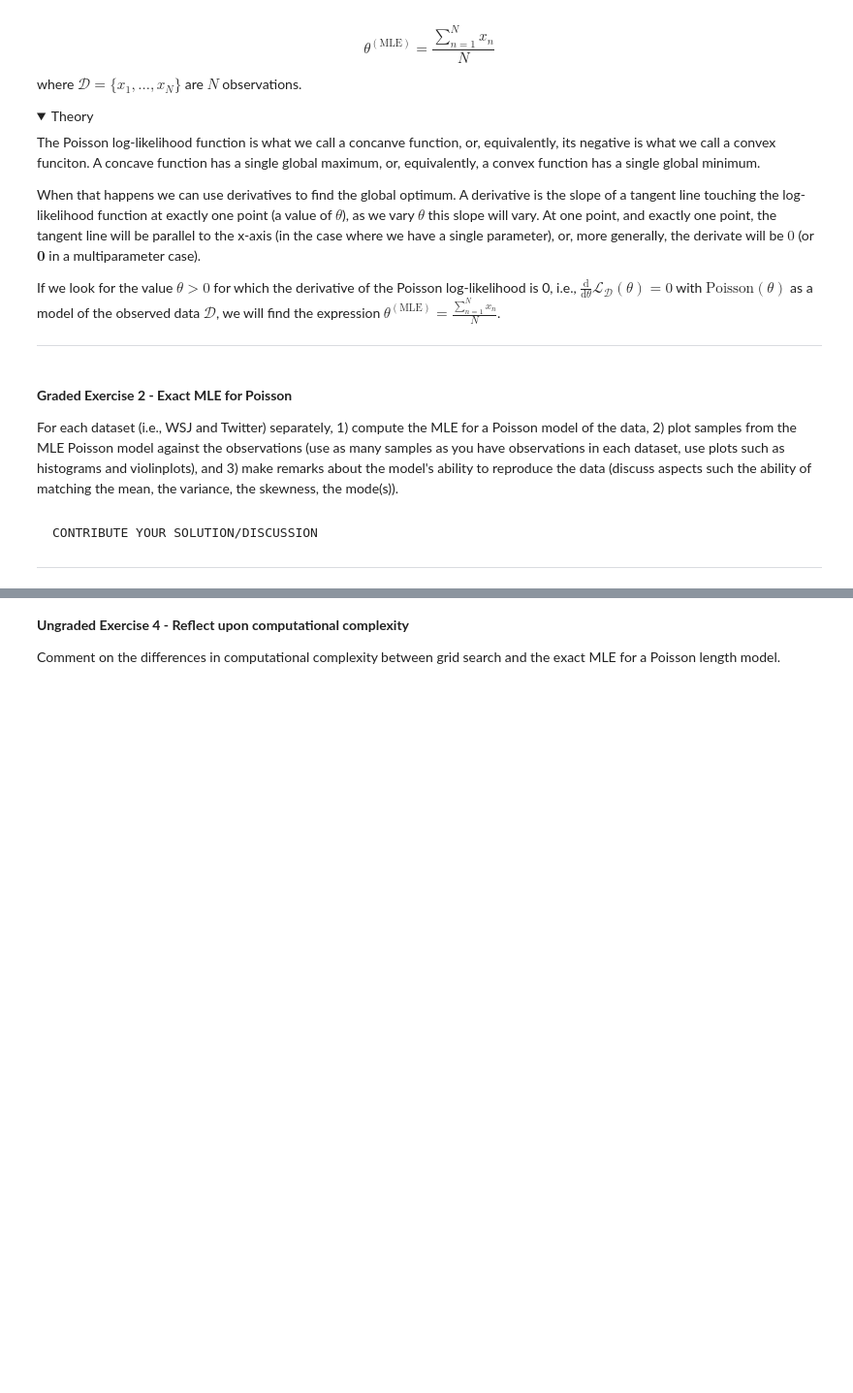
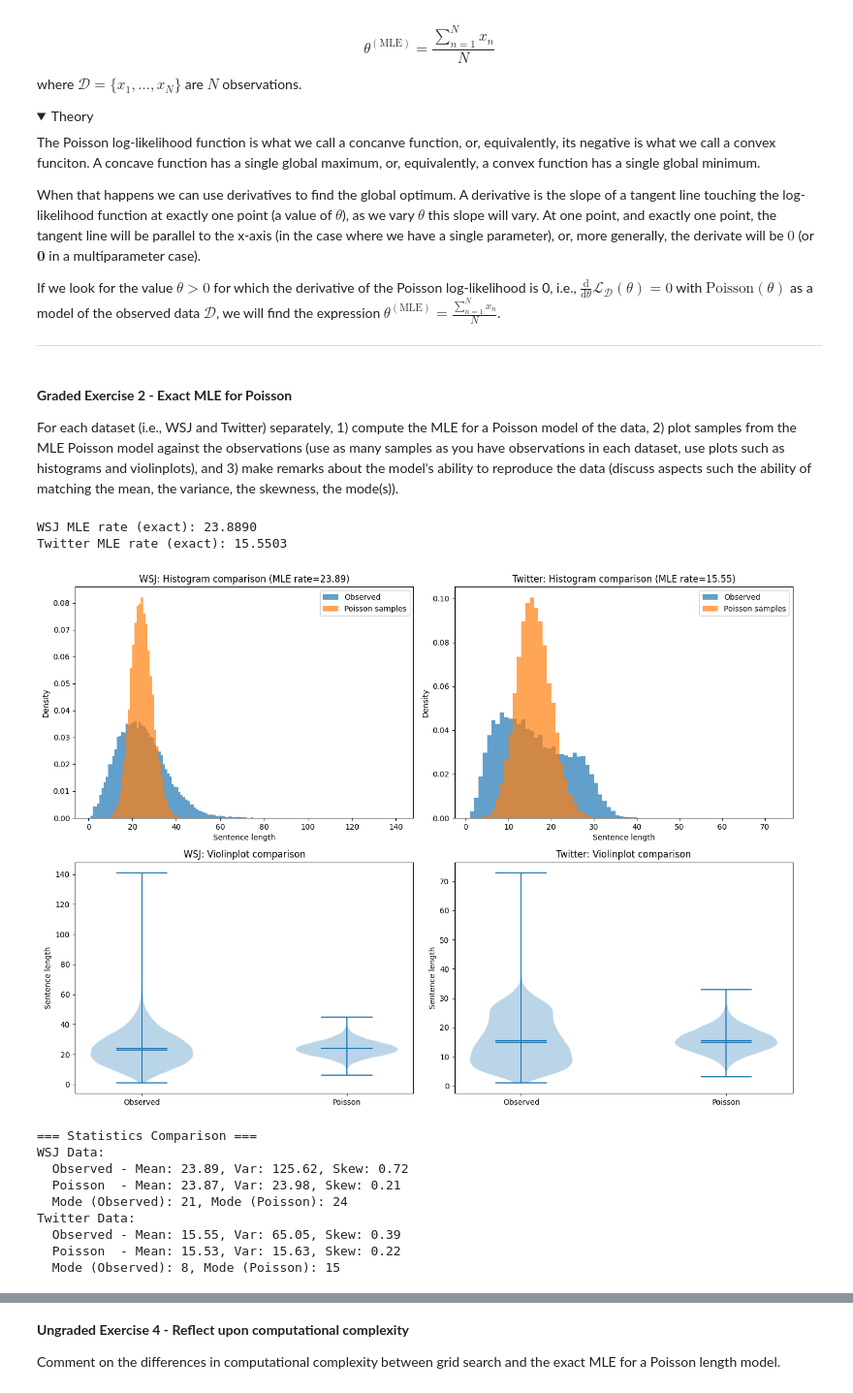
Before and after one commit to MxDiederick/NLP, a Jupyter notebook: T1.ipynb, the cells around one changed output, grey strips where cells are left out. Shown at 97% size. Drawn from its saved outputs; the diff is of its cells as text; code cells hidden in the pictures; folded sections open; blank space fills up the shorter version.

```diff
--- a/T1.ipynb
+++ b/T1.ipynb
@@ -1001,4 +1043,75 @@ For each dataset (i.e., WSJ and Twitter) separately, 1) compute the MLE for a Po
-# %% [markdown]
-	CONTRIBUTE YOUR SOLUTION/DISCUSSION
-
----
+# %%
+# Graded Exercise 2 - Exact MLE for Poisson
+
+# 1) Compute MLE for Poisson model (MLE = mean of the data)
+wsj_mle_rate = np.mean(wsj_lens)
+twitter_mle_rate = np.mean(twitter_lens)
+
+print(f"WSJ MLE rate (exact): {wsj_mle_rate:.4f}")
+print(f"Twitter MLE rate (exact): {twitter_mle_rate:.4f}")
+
+# 2) Draw samples from the MLE Poisson distributions
+wsj_poisson_samples = st.poisson(wsj_mle_rate).rvs(len(wsj_lens))
+twitter_poisson_samples = st.poisson(twitter_mle_rate).rvs(len(twitter_lens))
+
+# Plot histograms comparing observations vs Poisson samples
+fig, axes = plt.subplots(2, 2, figsize=(14, 10))
+
+# WSJ Histogram
+bins_wsj = np.histogram_bin_edges(np.concatenate([wsj_lens, wsj_poisson_samples]), bins="auto")
+axes[0, 0].hist(wsj_lens, bins=bins_wsj, alpha=0.7, label="Observed", density=True)
+axes[0, 0].hist(wsj_poisson_samples, bins=bins_wsj, alpha=0.7, label="Poisson samples", density=True)
+axes[0, 0].set_xlabel("Sentence length")
+axes[0, 0].set_ylabel("Density")
+axes[0, 0].set_title(f"WSJ: Histogram comparison (MLE rate={wsj_mle_rate:.2f})")
+axes[0, 0].legend()
+
+# Twitter Histogram
+bins_twitter = np.histogram_bin_edges(np.concatenate([twitter_lens, twitter_poisson_samples]), bins="auto")
+axes[0, 1].hist(twitter_lens, bins=bins_twitter, alpha=0.7, label="Observed", density=True)
+axes[0, 1].hist(twitter_poisson_samples, bins=bins_twitter, alpha=0.7, label="Poisson samples", density=True)
+axes[0, 1].set_xlabel("Sentence length")
+axes[0, 1].set_ylabel("Density")
+axes[0, 1].set_title(f"Twitter: Histogram comparison (MLE rate={twitter_mle_rate:.2f})")
+axes[0, 1].legend()
+
+# Violinplots
+axes[1, 0].violinplot([wsj_lens, wsj_poisson_samples], positions=[1, 2], showmeans=True, showmedians=True)
+axes[1, 0].set_xticks([1, 2])
+axes[1, 0].set_xticklabels(["Observed", "Poisson"])
+axes[1, 0].set_ylabel("Sentence length")
+axes[1, 0].set_title("WSJ: Violinplot comparison")
+
+axes[1, 1].violinplot([twitter_lens, twitter_poisson_samples], positions=[1, 2], showmeans=True, showmedians=True)
+axes[1, 1].set_xticks([1, 2])
+axes[1, 1].set_xticklabels(["Observed", "Poisson"])
+axes[1, 1].set_ylabel("Sentence length")
+axes[1, 1].set_title("Twitter: Violinplot comparison")
+
+plt.tight_layout()
+plt.show()
+
+# 3) Print statistics for comparison
+print("=== Statistics Comparison ===")
+print("WSJ Data:")
+print(f"  Observed - Mean: {np.mean(wsj_lens):.2f}, Var: {np.var(wsj_lens):.2f}, Skew: {st.skew(wsj_lens):.2f}")
+print(f"  Poisson  - Mean: {np.mean(wsj_poisson_samples):.2f}, Var: {np.var(wsj_poisson_samples):.2f}, Skew: {st.skew(wsj_poisson_samples):.2f}")
+print(f"  Mode (Observed): {st.mode(wsj_lens).mode}, Mode (Poisson): {st.mode(wsj_poisson_samples).mode}")
+
+print("Twitter Data:")
+print(f"  Observed - Mean: {np.mean(twitter_lens):.2f}, Var: {np.var(twitter_lens):.2f}, Skew: {st.skew(twitter_lens):.2f}")
+print(f"  Poisson  - Mean: {np.mean(twitter_poisson_samples):.2f}, Var: {np.var(twitter_poisson_samples):.2f}, Skew: {st.skew(twitter_poisson_samples):.2f}")
+print(f"  Mode (Observed): {st.mode(twitter_lens).mode}, Mode (Poisson): {st.mode(twitter_poisson_samples).mode}")
+# %% [output]
+WSJ MLE rate (exact): 23.8890
+Twitter MLE rate (exact): 15.5503
+[figure, added]
+=== Statistics Comparison ===
+WSJ Data:
+  Observed - Mean: 23.89, Var: 125.62, Skew: 0.72
+  Poisson  - Mean: 23.87, Var: 23.98, Skew: 0.21
+  Mode (Observed): 21, Mode (Poisson): 24
+Twitter Data:
+  Observed - Mean: 15.55, Var: 65.05, Skew: 0.39
+  Poisson  - Mean: 15.53, Var: 15.63, Skew: 0.22
+  Mode (Observed): 8, Mode (Poisson): 15
```
Also changed, not shown: parts of 10 cells of this notebook.
